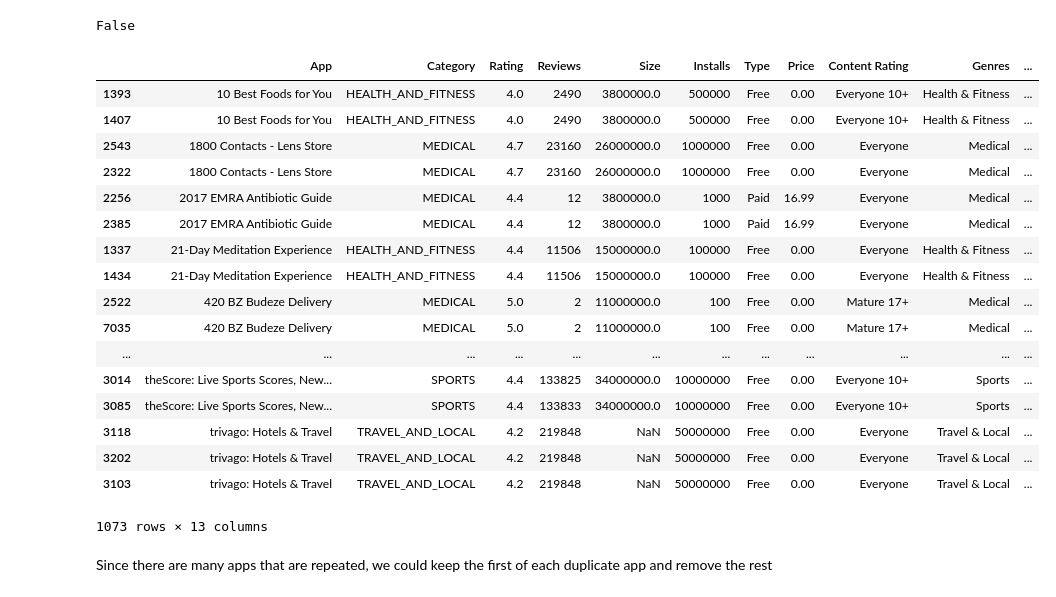
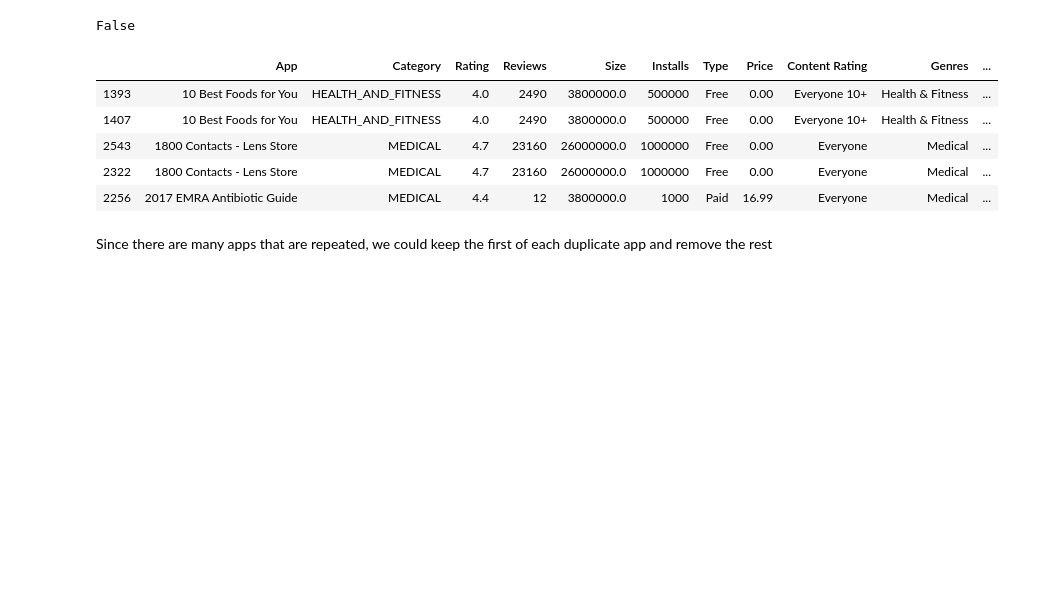
Before and after one commit to Ahmed-ShawkyEgy/Android-App-Market-Data-Analysis, a Jupyter notebook: Cleaning Data.ipynb, the cells around one changed output. Drawn from its saved outputs; the diff is of its cells as text; code cells hidden in the pictures; blank space fills up the shorter version.

```diff
--- a/Cleaning Data.ipynb
+++ b/Cleaning Data.ipynb
@@ -311,26 +296,14 @@ apps_df["App"].is_unique
 False
 # %%
 duplicates = apps_df[apps_df["App"].isin(apps_df[apps_df.duplicated()]["App"])]
-duplicates.sort_values("App", inplace = False)
+duplicates.sort_values("App", inplace = False).head()
 # %% [output]
 |  | App | Category | Rating | Reviews | Size | Installs | Type | Price | Content Rating | Genres | ... |
 | 1393 | 10 Best Foods for You | HEALTH_AND_FITNESS | 4.0 | 2490 | 3800000.0 | 500000 | Free | 0.00 | Everyone 10+ | Health & Fitness | ... |
 | 1407 | 10 Best Foods for You | HEALTH_AND_FITNESS | 4.0 | 2490 | 3800000.0 | 500000 | Free | 0.00 | Everyone 10+ | Health & Fitness | ... |
 | 2543 | 1800 Contacts - Lens Store | MEDICAL | 4.7 | 23160 | 26000000.0 | 1000000 | Free | 0.00 | Everyone | Medical | ... |
 | 2322 | 1800 Contacts - Lens Store | MEDICAL | 4.7 | 23160 | 26000000.0 | 1000000 | Free | 0.00 | Everyone | Medical | ... |
 | 2256 | 2017 EMRA Antibiotic Guide | MEDICAL | 4.4 | 12 | 3800000.0 | 1000 | Paid | 16.99 | Everyone | Medical | ... |
-| 2385 | 2017 EMRA Antibiotic Guide | MEDICAL | 4.4 | 12 | 3800000.0 | 1000 | Paid | 16.99 | Everyone | Medical | ... |
-| 1337 | 21-Day Meditation Experience | HEALTH_AND_FITNESS | 4.4 | 11506 | 15000000.0 | 100000 | Free | 0.00 | Everyone | Health & Fitness | ... |
-| 1434 | 21-Day Meditation Experience | HEALTH_AND_FITNESS | 4.4 | 11506 | 15000000.0 | 100000 | Free | 0.00 | Everyone | Health & Fitness | ... |
-| 2522 | 420 BZ Budeze Delivery | MEDICAL | 5.0 | 2 | 11000000.0 | 100 | Free | 0.00 | Mature 17+ | Medical | ... |
-| 7035 | 420 BZ Budeze Delivery | MEDICAL | 5.0 | 2 | 11000000.0 | 100 | Free | 0.00 | Mature 17+ | Medical | ... |
-| ... | ... | ... | ... | ... | ... | ... | ... | ... | ... | ... | ... |
-| 3014 | theScore: Live Sports Scores, New... | SPORTS | 4.4 | 133825 | 34000000.0 | 10000000 | Free | 0.00 | Everyone 10+ | Sports | ... |
-| 3085 | theScore: Live Sports Scores, New... | SPORTS | 4.4 | 133833 | 34000000.0 | 10000000 | Free | 0.00 | Everyone 10+ | Sports | ... |
-| 3118 | trivago: Hotels & Travel | TRAVEL_AND_LOCAL | 4.2 | 219848 | NaN | 50000000 | Free | 0.00 | Everyone | Travel & Local | ... |
-| 3202 | trivago: Hotels & Travel | TRAVEL_AND_LOCAL | 4.2 | 219848 | NaN | 50000000 | Free | 0.00 | Everyone | Travel & Local | ... |
-| 3103 | trivago: Hotels & Travel | TRAVEL_AND_LOCAL | 4.2 | 219848 | NaN | 50000000 | Free | 0.00 | Everyone | Travel & Local | ... |
-1073 rows × 13 columns
 # %% [markdown]
 Since there are many apps that are repeated, we could keep the first of each duplicate app and remove the rest
 # %%
```
Also changed, not shown: parts of 5 cells of this notebook.
